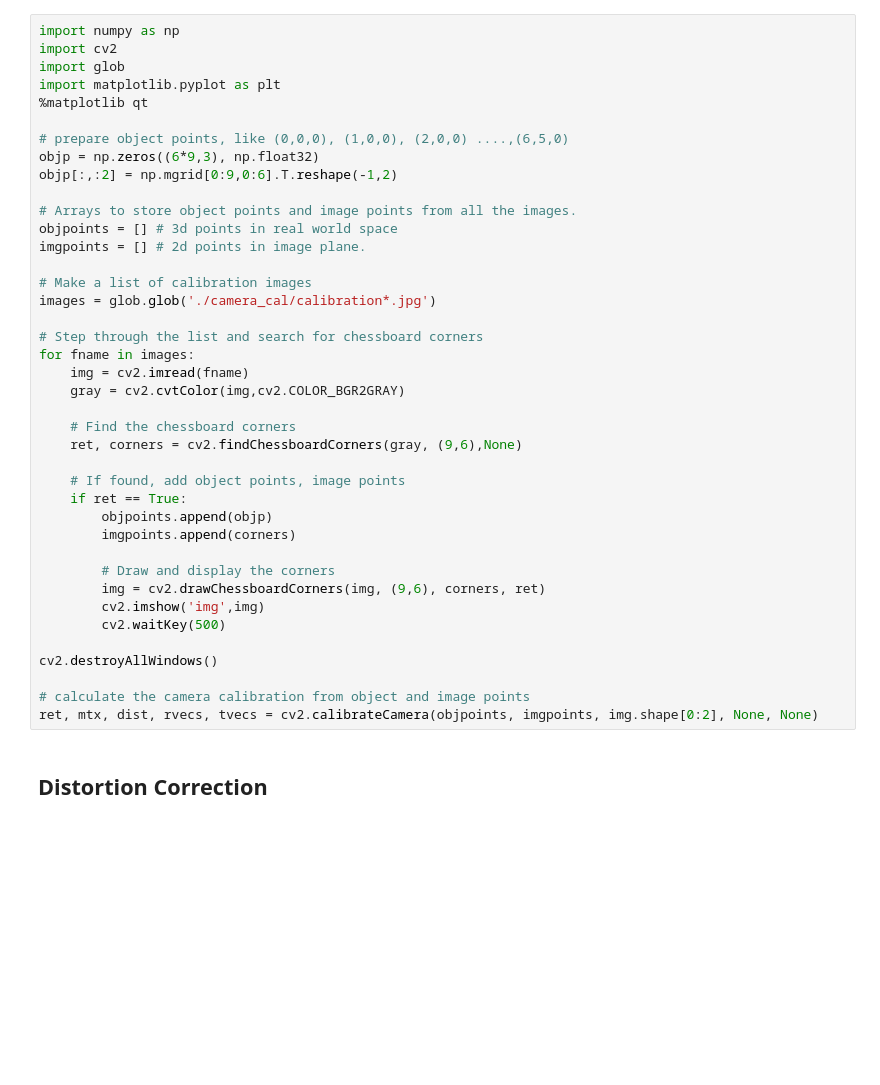
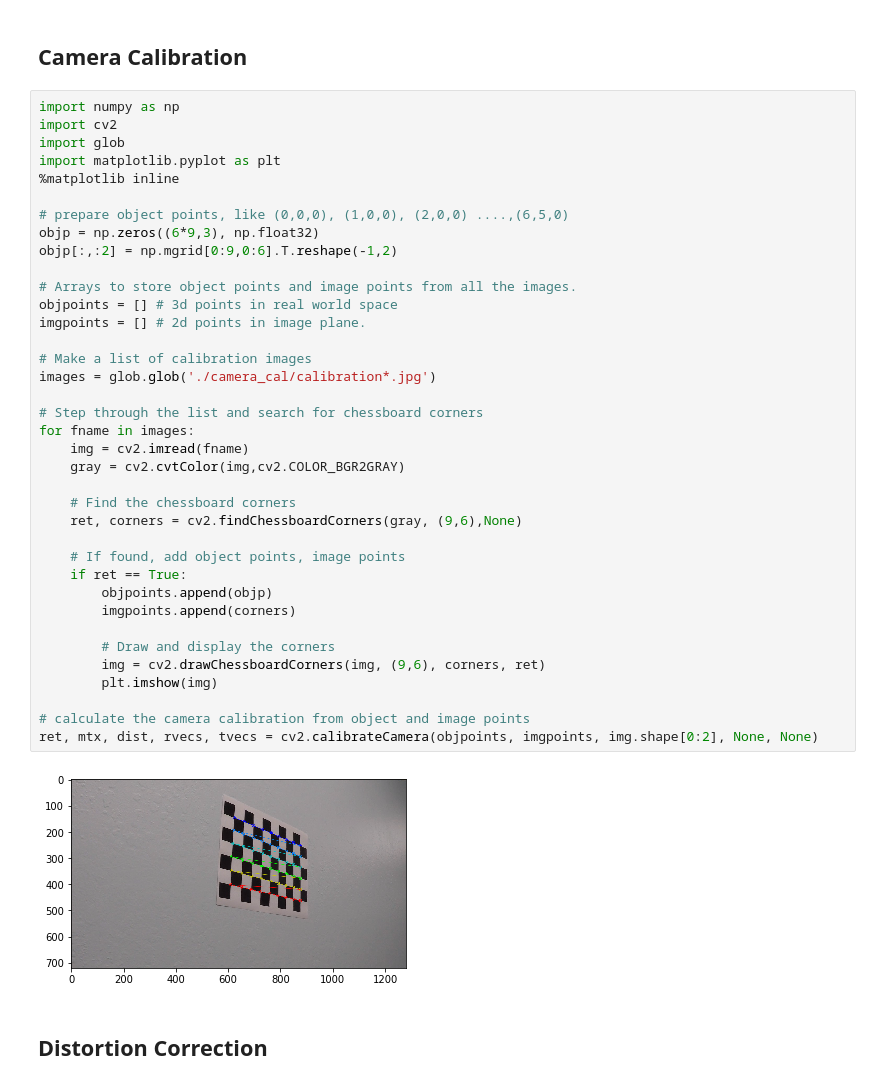
Before and after one commit to baninho/CarND-P4, a Jupyter notebook: P4.ipynb, the cells around one changed output. Cells and saved outputs as stored; diff of their text form; blank space fills up the shorter version.

```diff
--- a/P4.ipynb
+++ b/P4.ipynb
@@ -17,43 +43,44 @@ The goals / steps of this project are the following:
+# %% [markdown]
+## Camera Calibration
 # %%
 import numpy as np
 import cv2
 import glob
 import matplotlib.pyplot as plt
-%matplotlib qt
+%matplotlib inline
 
 # prepare object points, like (0,0,0), (1,0,0), (2,0,0) ....,(6,5,0)
 objp = np.zeros((6*9,3), np.float32)
 objp[:,:2] = np.mgrid[0:9,0:6].T.reshape(-1,2)
 
 # Arrays to store object points and image points from all the images.
 objpoints = [] # 3d points in real world space
 imgpoints = [] # 2d points in image plane.
 
 # Make a list of calibration images
 images = glob.glob('./camera_cal/calibration*.jpg')
 
 # Step through the list and search for chessboard corners
 for fname in images:
     img = cv2.imread(fname)
     gray = cv2.cvtColor(img,cv2.COLOR_BGR2GRAY)
 
     # Find the chessboard corners
     ret, corners = cv2.findChessboardCorners(gray, (9,6),None)
 
     # If found, add object points, image points
     if ret == True:
         objpoints.append(objp)
         imgpoints.append(corners)
 
         # Draw and display the corners
         img = cv2.drawChessboardCorners(img, (9,6), corners, ret)
-        cv2.imshow('img',img)
-        cv2.waitKey(500)
-
-cv2.destroyAllWindows()
+        plt.imshow(img)
 
 # calculate the camera calibration from object and image points
 ret, mtx, dist, rvecs, tvecs = cv2.calibrateCamera(objpoints, imgpoints, img.shape[0:2], None, None)
+# %% [output]
+[figure, added]
 # %% [markdown]
 ## Distortion Correction
 # %%
```
Also changed, not shown: parts of 21 cells of this notebook.
